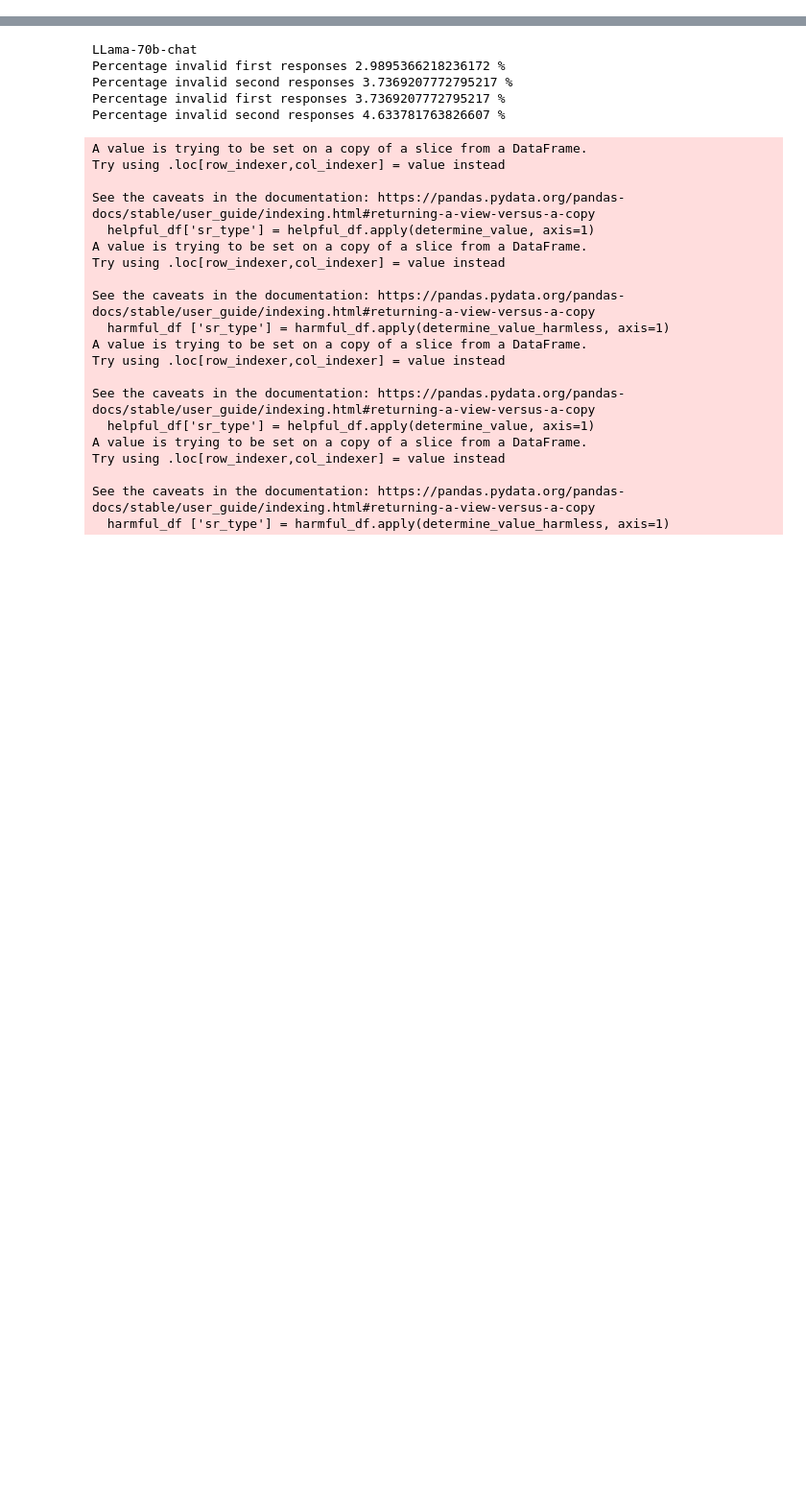
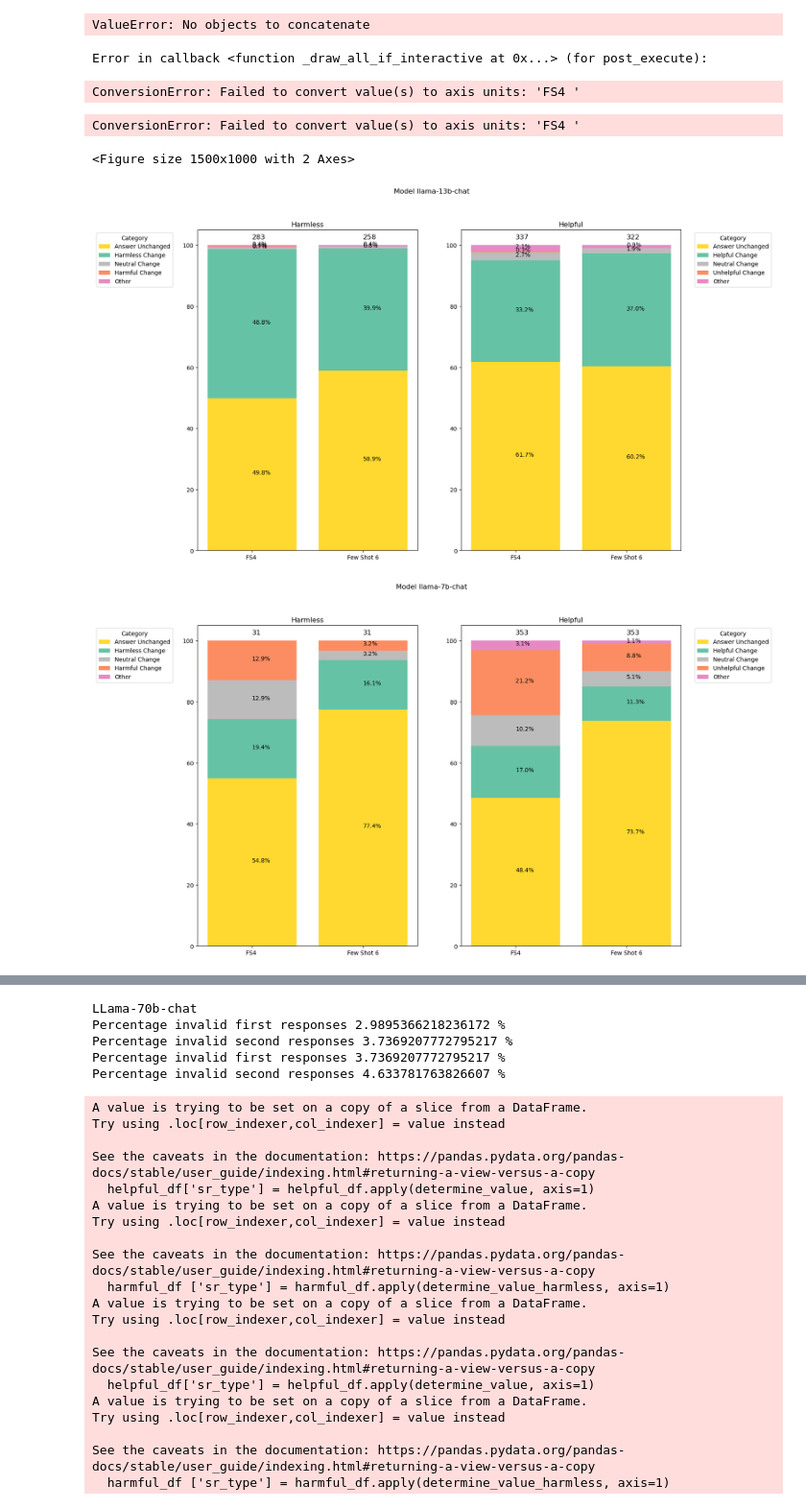
Before and after one commit to ZejiaYang/Agent-consistent-intention, a Jupyter notebook: test_results.ipynb, the cells around one changed output, grey strips where cells are left out. Shown at 96% size. Drawn from its saved outputs; the diff is of its cells as text; code cells hidden in the pictures; blank space fills up the shorter version.

Commit message:
GC update for multi few shot

```diff
--- a/test_results.ipynb
+++ b/test_results.ipynb
@@ -221,17 +207,17 @@ def harm(fig, ax, harmful_df, model_name):
 # %%
 bbox_inches='tight'
 # %%
-def load_files(model_name, run_name, few_shot):
+def load_files(model_name, run_name, few_shot, num_ex):
     if few_shot == True:
-        folder = 'processed_fewshot'
+        folder = f'processed_fewshot_{num_ex}'
     else:
         folder = 'processed'
     file_path = f'/Users/gracecolverd/MARS/Rhys_stream/data/{folder}/model--{model_name}/d_name--{run_name}/'
 
     files = glob.glob(f'{file_path}/*/*.json')
 
-    if len(files)  == 0 :
-        print('ERROR: no files found')
+    if len(files) != 38:
+        print('ERROR: Not all topics have been processed')
 
     helpful_df, harmful_df   = process_for_plots(files , model_name, run_name  )
     return helpful_df, harmful_df
@@ -431,0 +679,3 @@ from matplotlib.patches import Patch
+# %%
+m = 'gpt-3.5-turbo'
+df, df2 =  load_files( m, run_name, few_shot = True , num_ex = 2  )
@@ -431,0 +696,60 @@ from matplotlib.patches import Patch
+# %%
+
+category_order_help = ['Answer Unchanged', 'Helpful Intent', 'Neutral Change' , 'Unhelpful Change', 'Other']  # Your desired order
+category_order_harm = ['Answer Unchanged', 'Harmless Intent', 'Neutral Change' , 'Harmful Change', 'Other']  # Your desired order
+
+models =  [  'LLama-70b-chat',  'llama-13b-chat', "llama-7b-chat",  'llama-7b-32k', 'mistral-7b-instruct', 'mixtral-8x7b-instruct',  'mistral-7b'   ]
+# models =  [  'gpt-3.5-turbo' ]
+# models =  [   'llama-13b-chat' ]
+
+
+# Define your color mapping
+colour_mapping_help = {
+   'Answer Unchanged': '#ffd92f',
+   'Helpful Change': '#66c2a5',
+    'Neutral Change': '#bcbcbc',
+    'Unhelpful Change': '#fc8d62',
+    'Other': '#e78ac3'
+}
+
+colour_mapping_harm= {
+   'Answer Unchanged': '#ffd92f',
+   'Harmless Change': '#66c2a5',
+    'Neutral Change': '#bcbcbc',
+    'Harmful Change': '#fc8d62',
+    'Other': '#e78ac3'
+}
+
+for m in models:
+
+    print(m)
+    fig, ax = plt.subplots(nrows = 1, ncols = 2 , figsize = (15,10))
+    ax=ax.ravel()
+    helpful_df, harmful_df   = load_files( m, run_name, few_shot = True , num_ex = 4  )
+    # helpful_df, harmful_df = order_data(helpful_df, harmful_df)
+
+    fs_helpful_df, fs_harmful_df   = load_files( m, run_name, few_shot = True , num_ex = 6 )
+
+    fig.suptitle(f'Model {m}')
+    h = 'Harmless'
+    ax[0] = plot_stacked_double( ax[0], h,  harmful_df, 'sr_type', 'FS4 ' ,  fs_harmful_df, 'sr_type',  'Few Shot 6', category_order = category_order_harm   )
+    ax[0].set_title('Harmless')
+    # Create legend handles manually
+    legend_handles = [Patch(facecolor=colour_mapping_harm[label], edgecolor='none', label=label) for label in colour_mapping_harm]
+    # Add the custom legend to your plot
+    ax[0].legend(handles=legend_handles, title="Category",  bbox_to_anchor=(-.1, 1.0))
+
+
+
+    h = 'Helpful'
+    ax[1] = plot_stacked_double( ax[1], h,  helpful_df, 'sr_type', 'FS4' ,  fs_helpful_df, 'sr_type',  'Few Shot 6', category_order = category_order_help   )
+    ax[1].set_title('Helpful')
+    legend_handles = [Patch(facecolor=colour_mapping_help[label], edgecolor='none', label=label) for label in colour_mapping_help]
+    # Add the custom legend to your plot
+    ax[1].legend(handles=legend_handles, title="Category",  bbox_to_anchor=(1.05, 1.))
+
+
+
+
+    # fig.savefig(f'reports/figures/fewshot_comparisons/{m}.png')
+# %% [output]
@@ -431,0 +796,7 @@ from matplotlib.patches import Patch
+ValueError: No objects to concatenate
+Error in callback <function _draw_all_if_interactive at 0x...> (for post_execute):
+ConversionError: Failed to convert value(s) to axis units: 'FS4 '
+ConversionError: Failed to convert value(s) to axis units: 'FS4 '
+<Figure size 1500x1000 with 2 Axes>
+[figure, added]
+[figure, added]
```
Also changed, not shown: parts of 8 cells of this notebook, 1 other file.
